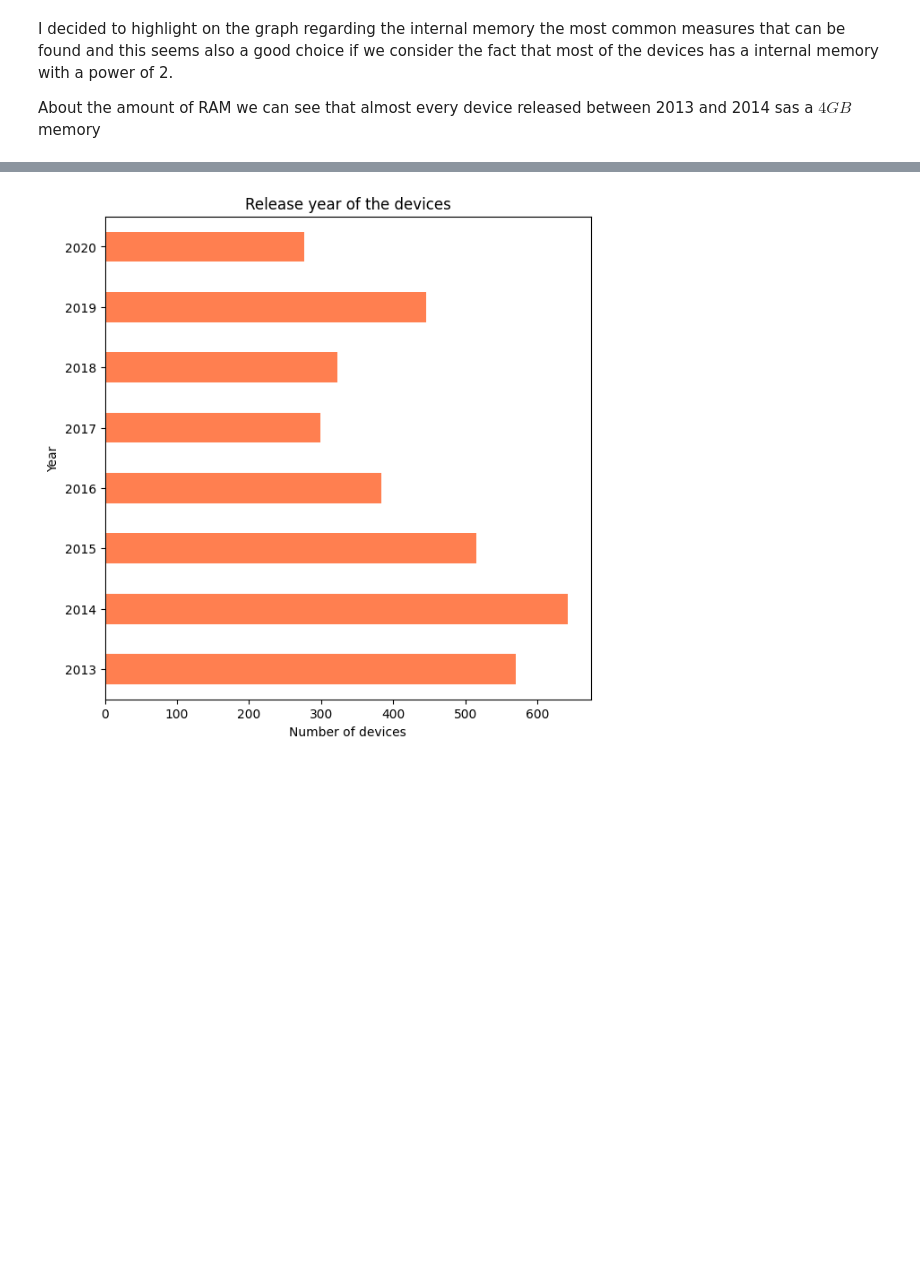
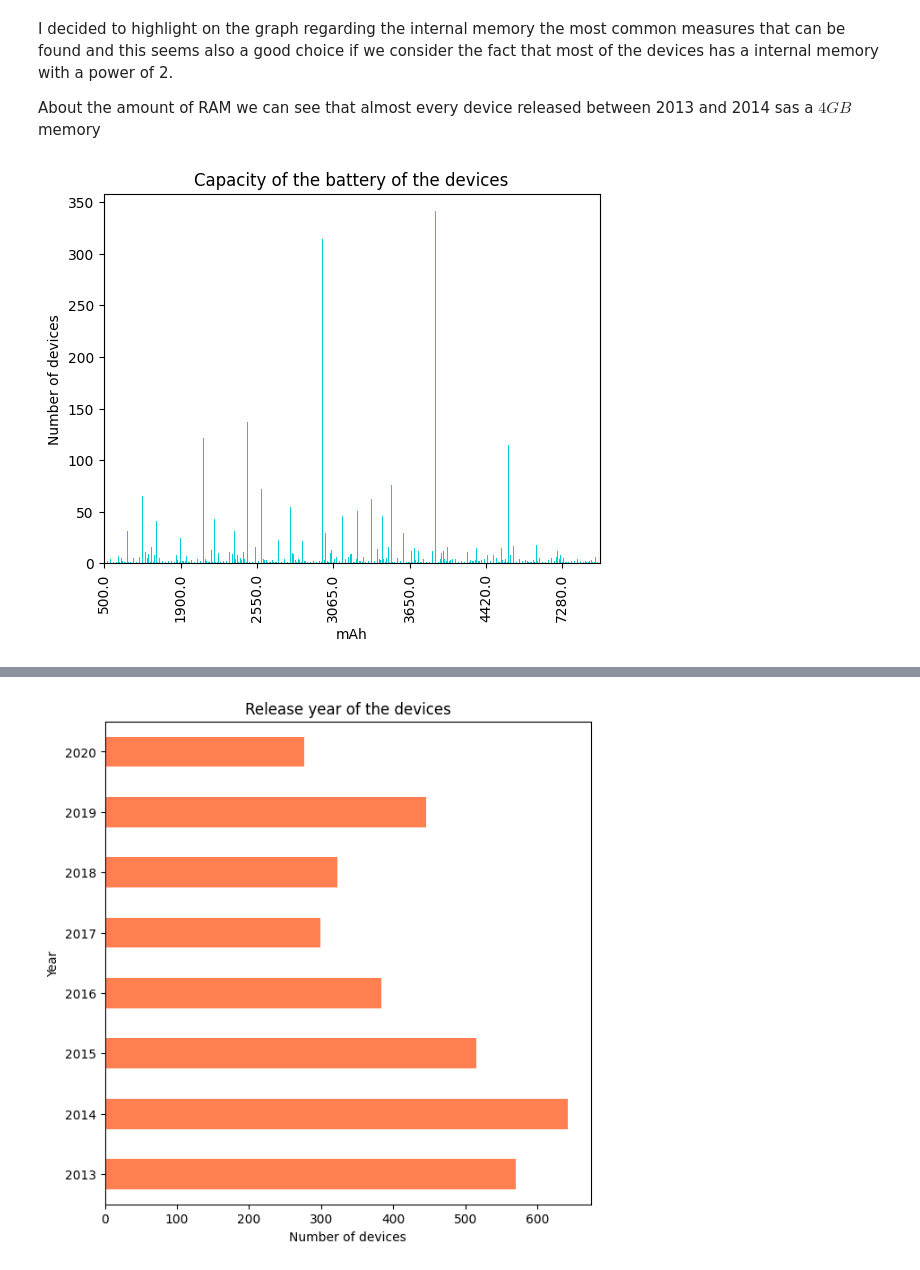
Before and after one commit to annalisadettorii/Project, a Jupyter notebook: project_notebook.ipynb, the cells around one changed output, grey strips where cells are left out. Saved outputs shown, nothing was run; the diff lists cells and outputs as text; code cells hidden in the pictures; blank space fills up the shorter version.

Commit message:
Small fixes and new plots

```diff
--- a/project_notebook.ipynb
+++ b/project_notebook.ipynb
@@ -417,3 +417,13 @@ plt.show()
 I decided to highlight on the graph regarding the internal memory the most common measures that can be found and this seems also a good choice if we consider the fact that most of the devices has a internal memory with a power of 2.
 
 About the amount of RAM we can see that almost every device released between 2013 and 2014 sas a $4GB$ memory
+# %%
+plt.figure()
+ax = used_device_df['battery'].value_counts().sort_index().plot(kind = 'bar', color = "darkturquoise")
+ax.set_xticks(ax.get_xticks()[::50])
+plt.title('Capacity of the battery of the devices')
+plt.xlabel('mAh')
+plt.ylabel('Number of devices')
+plt.show()
+# %% [output]
+[figure, added]
```
Also changed, not shown: parts of 7 cells of this notebook.
